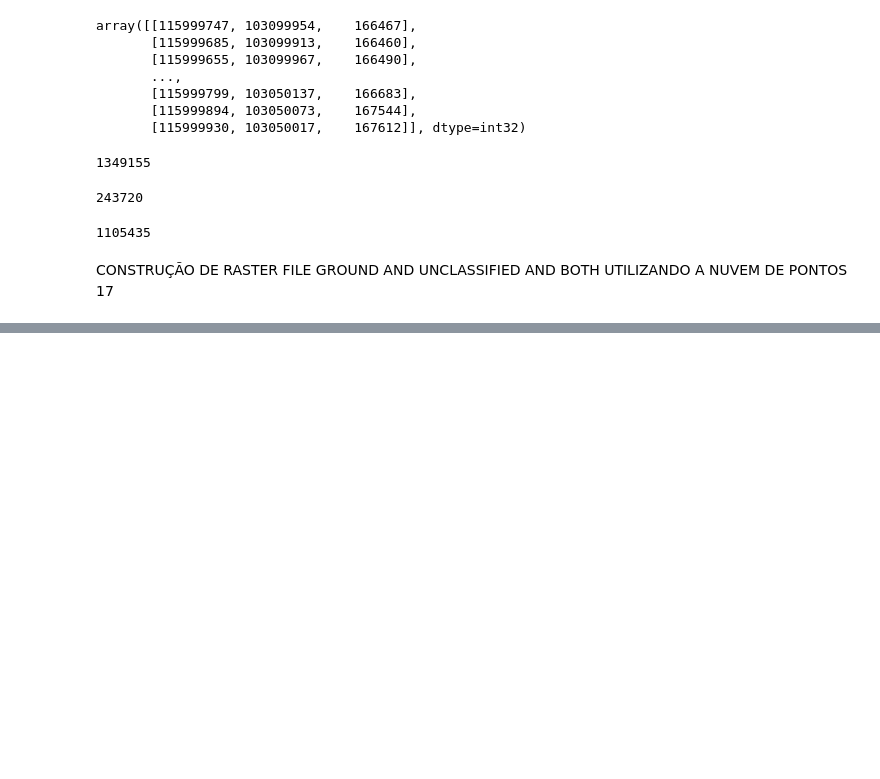
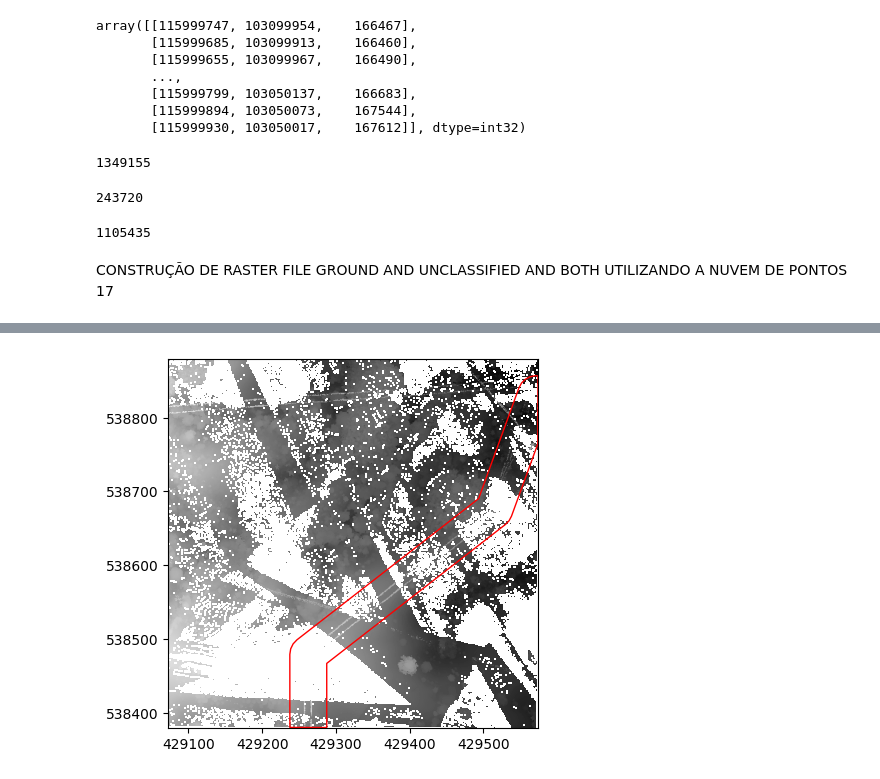
Before and after one commit to MarioJorgeGoncalves/CODIGOS_LIDAR, a Jupyter notebook: Dados_Lidar.ipynb, the cells around one changed output, grey strips where cells are left out. Saved outputs shown, nothing was run; the diff lists cells and outputs as text; code cells hidden in the pictures; blank space fills up the shorter version.

```diff
--- a/Dados_Lidar.ipynb
+++ b/Dados_Lidar.ipynb
@@ -521,0 +547,20 @@ raster_unclassified_500m_maximo.rio.to_raster('/content/drive/Shareddrives/Enlin
+# %%
+# Inverter os eixos X e Y para os corretos, bem georreferenciados
+fig, ax = plt.subplots()
+
+# plotar o raster no objeto Axes
+rasterio.plot.show(raster, ax=ax, cmap='gray')
+
+# plotar a shape no mesmo objeto Axes
+shape.plot(ax=ax, facecolor='none', edgecolor='red')
+
+# inverter o eixo y
+ax.invert_yaxis()
+
+# inverter o eixo x
+ax.invert_xaxis()
+
+# mostrar o plot
+plt.show()
+# %% [output]
+[figure, added]
```
Also changed, not shown: parts of 5 cells of this notebook.
